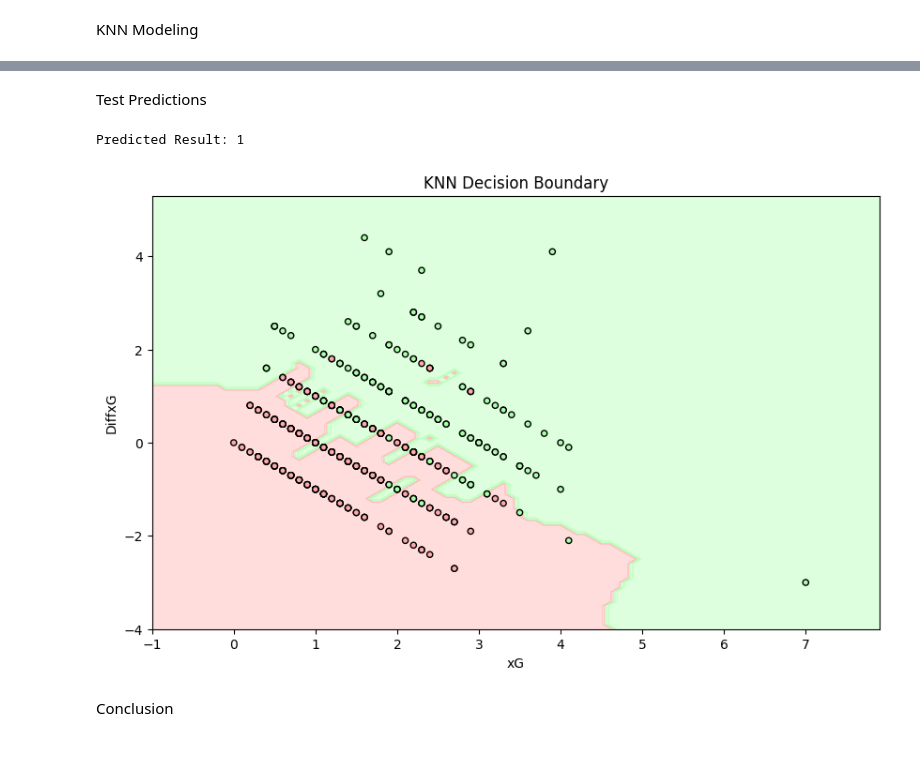
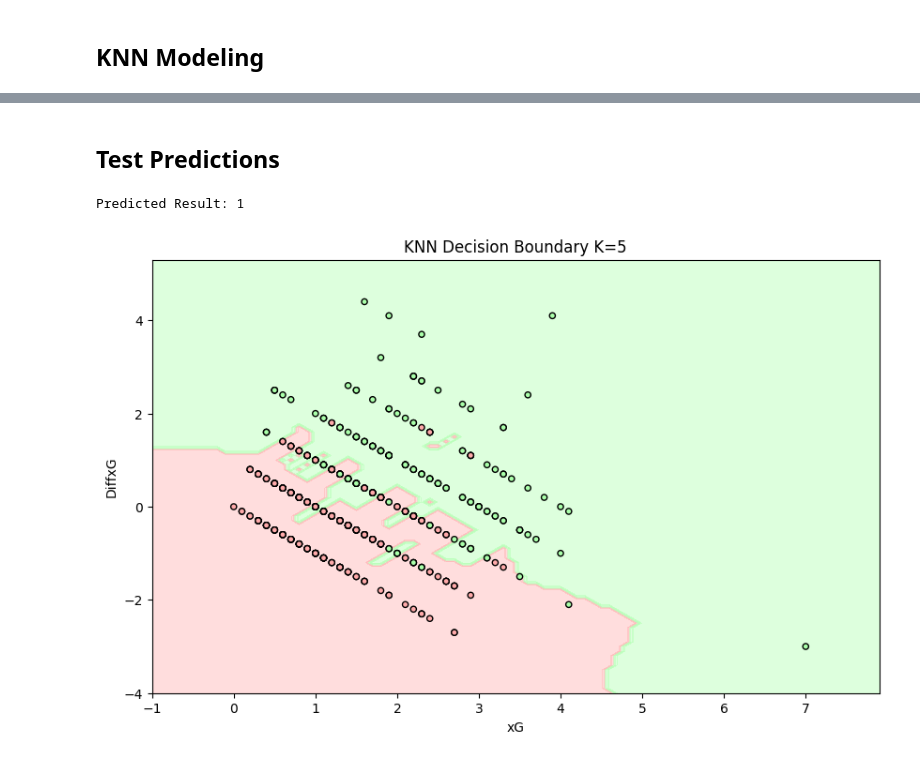
Before and after one commit to landenf/Expected-Soccer-Goals-ML, a Jupyter notebook: model.ipynb, the cells around one changed output, grey strips where cells are left out. Drawn from its saved outputs; the diff is of its cells as text; code cells hidden in the pictures.

```diff
--- a/model.ipynb
+++ b/model.ipynb
@@ -97,20 +114,32 @@ print(df2)
 277  0.7     1.3       0
 
 [556 rows x 3 columns]
-# %% [markdown]
-KNN Modeling
+# %% [markdown]
+## KNN Modeling
 # %%
+# Separate features (X) and labels (y) from the dataframe
 X = df2[['xG', 'DiffxG']]
 y = df2['Result']
 print(X)
 print(y)
 
+
+# Split the data into training and test sets (75% training, 25% test)
 X_train, X_test, y_train, y_test = train_test_split(X, y, test_size=0.25, random_state=42)
 
-knn = KNeighborsClassifier(n_neighbors=5)
+# Define the number of neighbors for KNN
+N_Value = 5
+
+# Create a KNN classifier with the specified number of neighbors
+knn = KNeighborsClassifier(n_neighbors=N_Value)
+
+# Fit the classifier to the training data
 knn.fit(X_train, y_train)
 
+# Predict the labels for the test set
 y_pred = knn.predict(X_test)
+
+# Calculate the accuracy of the model
 accuracy = accuracy_score(y_test, y_pred)
 print(f"Model accuracy: {accuracy:.2f}")
 # %% [output]
@@ -131,42 +160,43 @@ print(f"Model accuracy: {accuracy:.2f}")
 277    0
 Name: Result, Length: 556, dtype: int64
 Model accuracy: 0.81
-# %% [markdown]
-Test Predictions
+# %% [markdown]
+## Test Predictions
 # %%
+
+# Create a new test data point for prediction
 test_data_df = pd.DataFrame({
     'xG': [9.6],
     'DiffxG': [-0.6]
 })
 
+# Predict the result for the new test data
 predicted_result = knn.predict(test_data_df)
 print(f"Predicted Result: {predicted_result[0]}")
 
-# Define plot boundaries
+# Define plot boundaries based on the minimum and maximum values of the features
 x_min, x_max = X.iloc[:, 0].min() - 1, X.iloc[:, 0].max() + 1
 y_min, y_max = X.iloc[:, 1].min() - 1, X.iloc[:, 1].max() + 1
 
-# Generate a grid of points to plot decision boundary
+# Generate a grid of points to plot the decision boundary
 xx, yy = np.meshgrid(np.arange(x_min, x_max, 0.1),
                      np.arange(y_min, y_max, 0.1))
 
-# Predict the labels for all points in the grid
+# Predict the labels for all points in the grid to visualize decision boundaries
 Z = knn.predict(np.c_[xx.ravel(), yy.ravel()])
 Z = Z.reshape(xx.shape)
 
-# Define colors for the contour plot
+# Define a color map for the contour plot (Red and Green for Win and Loss)
 cmap_light = ListedColormap(['#FFAAAA', '#AAFFAA'])
 
-# Plot decision boundary
+# Plot the decision boundary and the data points
 plt.figure(figsize=(10, 6))
 plt.contourf(xx, yy, Z, alpha=0.4, cmap=cmap_light)
 plt.scatter(X.iloc[:, 0], X.iloc[:, 1], c=y, cmap=cmap_light, s=20, edgecolors='k')
 plt.xlabel('xG')
 plt.ylabel('DiffxG')
-plt.title('KNN Decision Boundary')
+plt.title(f'KNN Decision Boundary K={N_Value}')
 plt.show()
 # %% [output]
 Predicted Result: 1
-[figure, old version]
+[figure, new version]
-# %% [markdown]
-Conclusion
```
Also changed, not shown: parts of 5 cells of this notebook.
